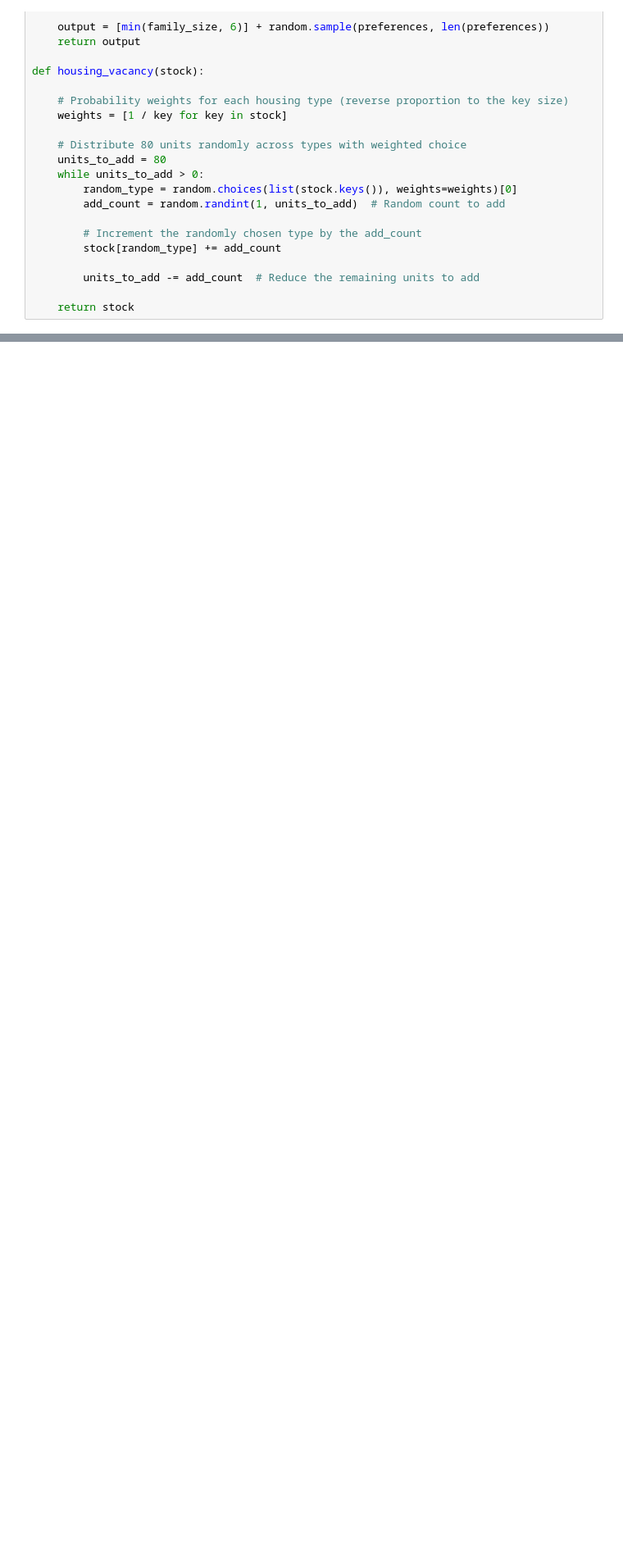
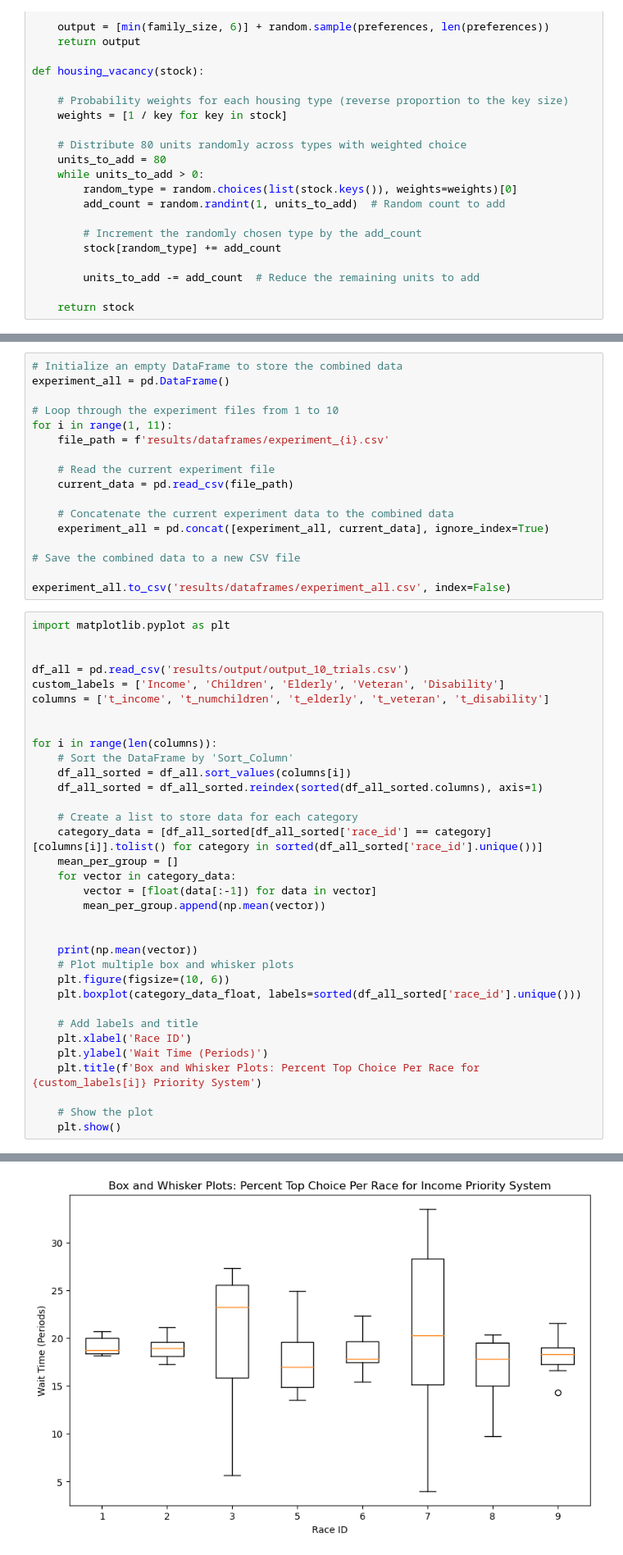
Before and after one commit to atulpokh/cpsc464final, a Jupyter notebook: model.ipynb, the cells around one changed output, grey strips where cells are left out. Shown at 82% size. Drawn from its saved outputs; the diff is of its cells as text; blank space fills up the shorter version.

```diff
--- a/model.ipynb
+++ b/model.ipynb
@@ -309,0 +254,52 @@ for priority in priorities:
+# %%
+# Initialize an empty DataFrame to store the combined data
+experiment_all = pd.DataFrame()
+
+# Loop through the experiment files from 1 to 10
+for i in range(1, 11):
+    file_path = f'results/dataframes/experiment_{i}.csv'
+
+    # Read the current experiment file
+    current_data = pd.read_csv(file_path)
+
+    # Concatenate the current experiment data to the combined data
+    experiment_all = pd.concat([experiment_all, current_data], ignore_index=True)
+
+# Save the combined data to a new CSV file
+
+experiment_all.to_csv('results/dataframes/experiment_all.csv', index=False)
+# %%
+import matplotlib.pyplot as plt
+
+
+df_all = pd.read_csv('results/output/output_10_trials.csv')
+custom_labels = ['Income', 'Children', 'Elderly', 'Veteran', 'Disability']
+columns = ['t_income', 't_numchildren', 't_elderly', 't_veteran', 't_disability']
+
+
+for i in range(len(columns)):
+    # Sort the DataFrame by 'Sort_Column'
+    df_all_sorted = df_all.sort_values(columns[i])
+    df_all_sorted = df_all_sorted.reindex(sorted(df_all_sorted.columns), axis=1)
+
+    # Create a list to store data for each category
+    category_data = [df_all_sorted[df_all_sorted['race_id'] == category][columns[i]].tolist() for category in sorted(df_all_sorted['race_id'].unique())]
+    mean_per_group = []
+    for vector in category_data:
+        vector = [float(data[:-1]) for data in vector]
+        mean_per_group.append(np.mean(vector))
+
+
+    print(np.mean(vector))
+    # Plot multiple box and whisker plots
+    plt.figure(figsize=(10, 6))
+    plt.boxplot(category_data_float, labels=sorted(df_all_sorted['race_id'].unique()))
+
+    # Add labels and title
+    plt.xlabel('Race ID')
+    plt.ylabel('Wait Time (Periods)')
+    plt.title(f'Box and Whisker Plots: Percent Top Choice Per Race for {custom_labels[i]} Priority System')
+
+    # Show the plot
+    plt.show()
+# %% [output]
@@ -309,0 +307 @@ for priority in priorities:
+[figure, added]
```
Also changed, not shown: parts of 10 cells of this notebook.
